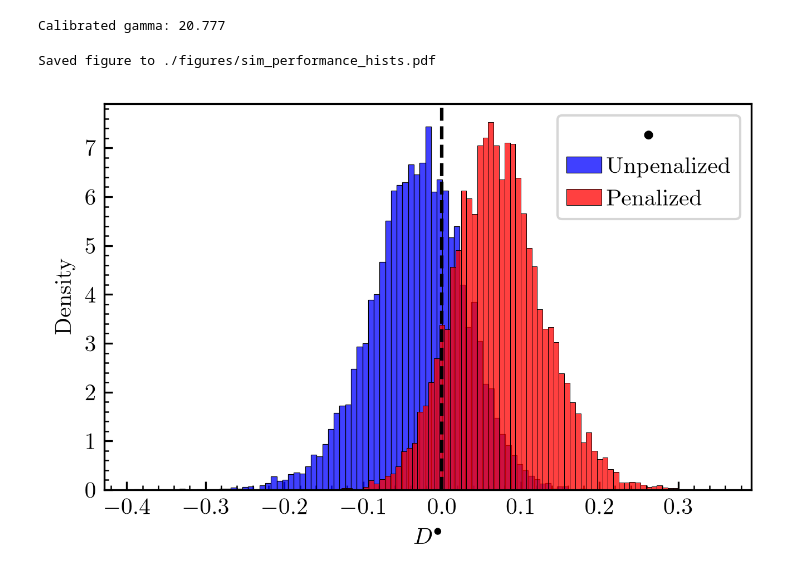
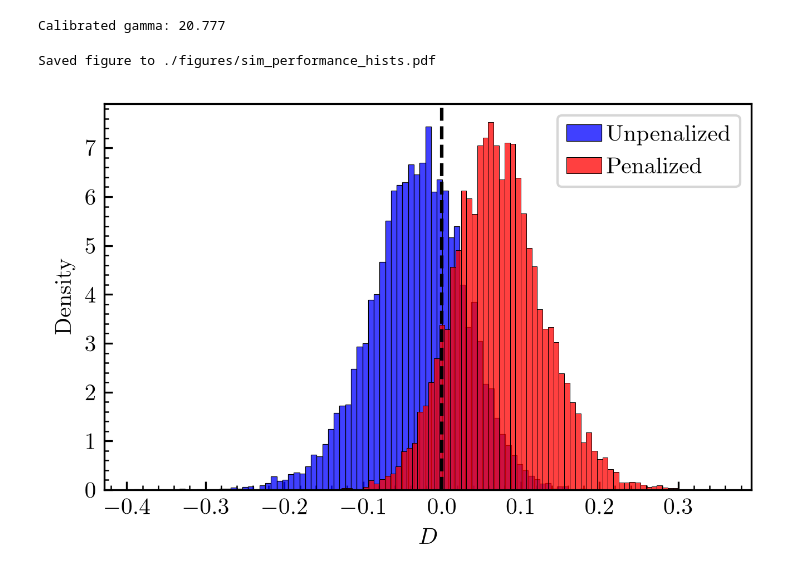
Before and after one commit to brianceco/apm-in-cem, a Jupyter notebook: notebooks/3_backtest.ipynb, the cells around one changed output. Cells and saved outputs as stored; diff of their text form; code cells hidden in the pictures.

```diff
--- a/notebooks/3_backtest.ipynb
+++ b/notebooks/3_backtest.ipynb
@@ -393,27 +393,27 @@ Calibrated gamma: 20.777
 # %%
 # plotting histograms of differences in terminal log relative values for unpenalized vs penalized strategies
 fig, ax = plt.subplots(1, 1)
 ax.axvline(0, color="black", linestyle="--")
 
 gross_log_diff = (
     gross_log_V_bulk_dict["lbda"].iloc[-1] - gross_log_V_bulk_dict["lbda_0"].iloc[-1]
 )
 net_log_diff = (
     net_log_V_bulk_dict["lbda"].iloc[-1] - net_log_V_bulk_dict["lbda_0"].iloc[-1]
 )
 
 sns.histplot(gross_log_diff, ax=ax, color="b", label="Unpenalized", stat="density")
 
 sns.histplot(net_log_diff, ax=ax, color="r", label="Penalized", stat="density")
 
 ax.set_ylabel("Density")
-ax.set_xlabel("$D^\\bullet$")
+ax.set_xlabel("$D$")
 
-ax.legend(title="$\\bullet$")
+ax.legend()
 
 save_path = FIGURES / "sim_performance_hists.pdf"
 plt.savefig(save_path, format="pdf", dpi=600)
 print(f"Saved figure to {relative_path(save_path)}")
 # %% [output]
 Saved figure to ./figures/sim_performance_hists.pdf
-[figure, old version]
+[figure, new version]
```
Also changed, not shown: parts of 1 cell of this notebook, 2 other files.
